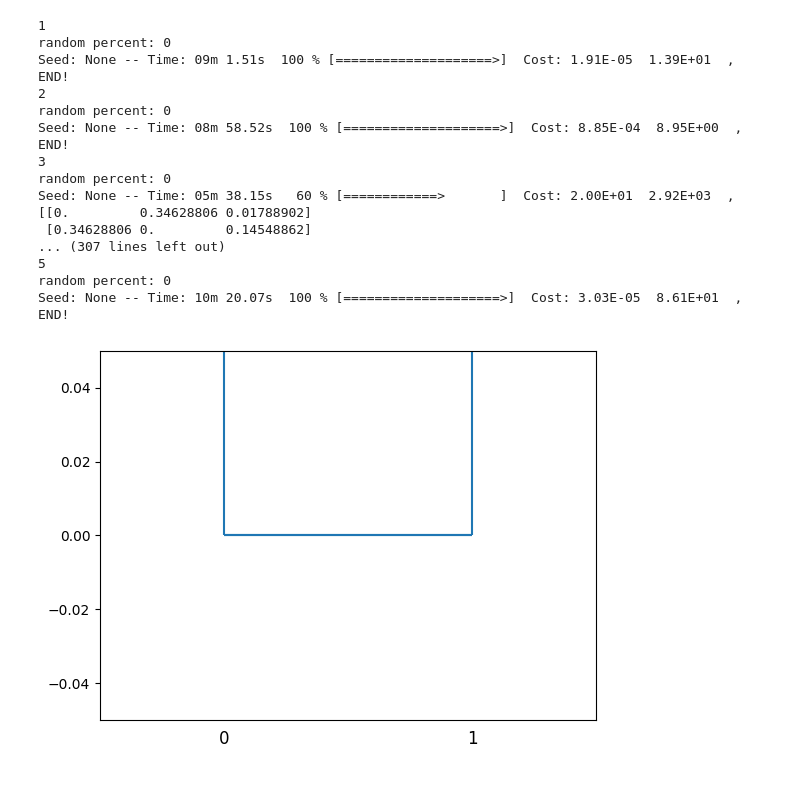
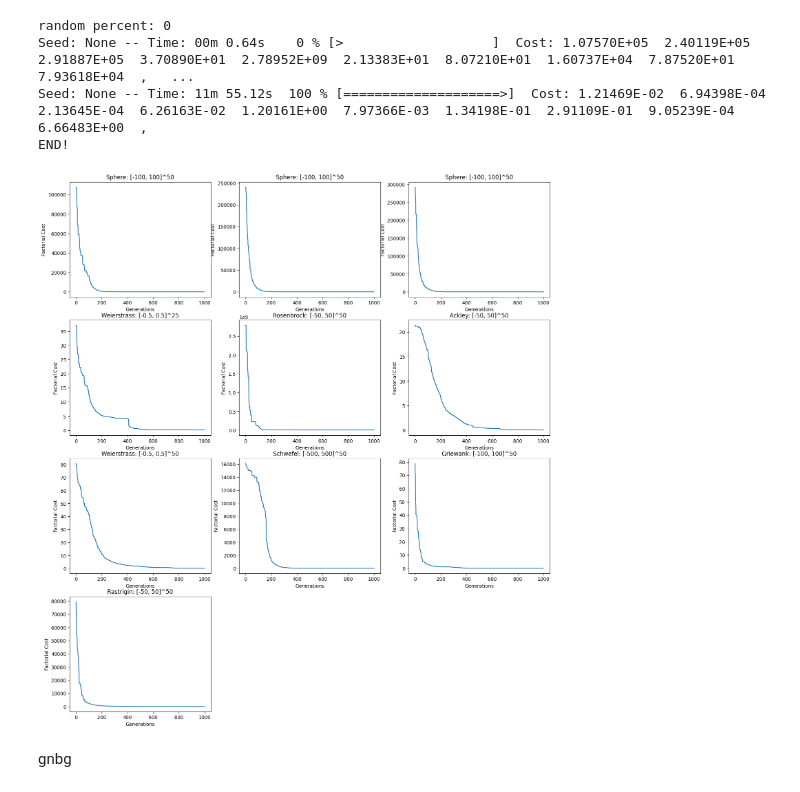
Before and after one commit to vuanhhuyhlqn/pymsoo_amfea, a Jupyter notebook: 8_AMFEA.ipynb, the cells around one changed output. Saved outputs shown, nothing was run; the diff lists cells and outputs as text; code cells hidden in the pictures.

```diff
--- a/8_AMFEA.ipynb
+++ b/8_AMFEA.ipynb
@@ -16,51 +28,27 @@ The autoreload extension is already loaded. To reload it, use:
 # %%
-for task_id in range(1, 6):
-	tasks, IndClass = CEC17_benchmark.get_2tasks_benchmark(task_id)
-	print(task_id)
-	baseModel = AMFEA.model()
-	baseModel.compile(
-		IndClass= IndClass,
-		tasks= tasks,
-		crossover= SBX_Crossover(nc = 2),
-		mutation= PolynomialMutation(nm = 5),
-		selection= ElitismSelection()
-	)
-	solve = baseModel.fit(
-		nb_generations=1000, nb_inds_each_task=100,
-		bound_pop= [0, 1], evaluate_initial_skillFactor=True
-	)
+
+tasks, IndClass = CEC17_benchmark.get_10tasks_benchmark()
+# tasks, IndClass = GNBG_benchmark.get_multitask_benchmark(1)
+baseModel = AMFEA.model()
+baseModel.compile(
+	IndClass= IndClass,
+	tasks= tasks,
+	crossover= SBX_Crossover(nc = 2),
+	mutation= PolynomialMutation(nm = 5),
+	selection= ElitismSelection()
+)
+solve = baseModel.fit(
+	nb_generations=1000, nb_inds_each_task=100,
+	bound_pop= [0, 1], evaluate_initial_skillFactor=True
+)
 # %% [output]
-1
 random percent: 0
-Seed: None -- Time: 09m 1.51s  100 % [====================>]  Cost: 1.91E-05  1.39E+01  ,
+Seed: None -- Time: 00m 0.64s    0 % [>                   ]  Cost: 1.07570E+05  2.40119E+05  2.91887E+05  3.70890E+01  2.78952E+09  2.13383E+01  8.07210E+01  1.60737E+04  7.87520E+01  7.93618E+04  ,   ...
+Seed: None -- Time: 11m 55.12s  100 % [====================>]  Cost: 1.21469E-02  6.94398E-04  2.13645E-04  6.26163E-02  1.20161E+00  7.97366E-03  1.34198E-01  2.91109E-01  9.05239E-04  6.66483E+00  ,
 END!
-2
-random percent: 0
-Seed: None -- Time: 08m 58.52s  100 % [====================>]  Cost: 8.85E-04  8.95E+00  ,
-END!
-3
-random percent: 0
-Seed: None -- Time: 05m 38.15s   60 % [============>       ]  Cost: 2.00E+01  2.92E+03  ,  [[0.         0.34628806 0.01788902]
- [0.34628806 0.         0.14548862]
-... (307 lines left out)
-5
-random percent: 0
-Seed: None -- Time: 10m 20.07s  100 % [====================>]  Cost: 3.03E-05  8.61E+01  ,
-END!
-[figure, removed]
-# %%
-for task_id in range(2, 6):
-	tasks, IndClass = CEC17_benchmark.get_2tasks_benchmark(task_id)
-	print(task_id)
-	baseModel = AMFEA.model()
-	baseModel.compile(
-		IndClass= IndClass,
-		tasks= tasks,
-		crossover= SBX_Crossover(nc = 2),
-		mutation= PolynomialMutation(nm = 5),
-		selection= ElitismSelection()
-	)
-	solve = baseModel.fit(
-		nb_generations=1000, nb_inds_each_task=100,
-		bound_pop= [0, 1], evaluate_initial_skillFactor=True
-	)
+# %%
+baseModel.render_history()
+# %% [output]
+[figure, added]
+# %% [markdown]
+gnbg
```
Also changed, not shown: parts of 1 cell of this notebook, 7 other files.
